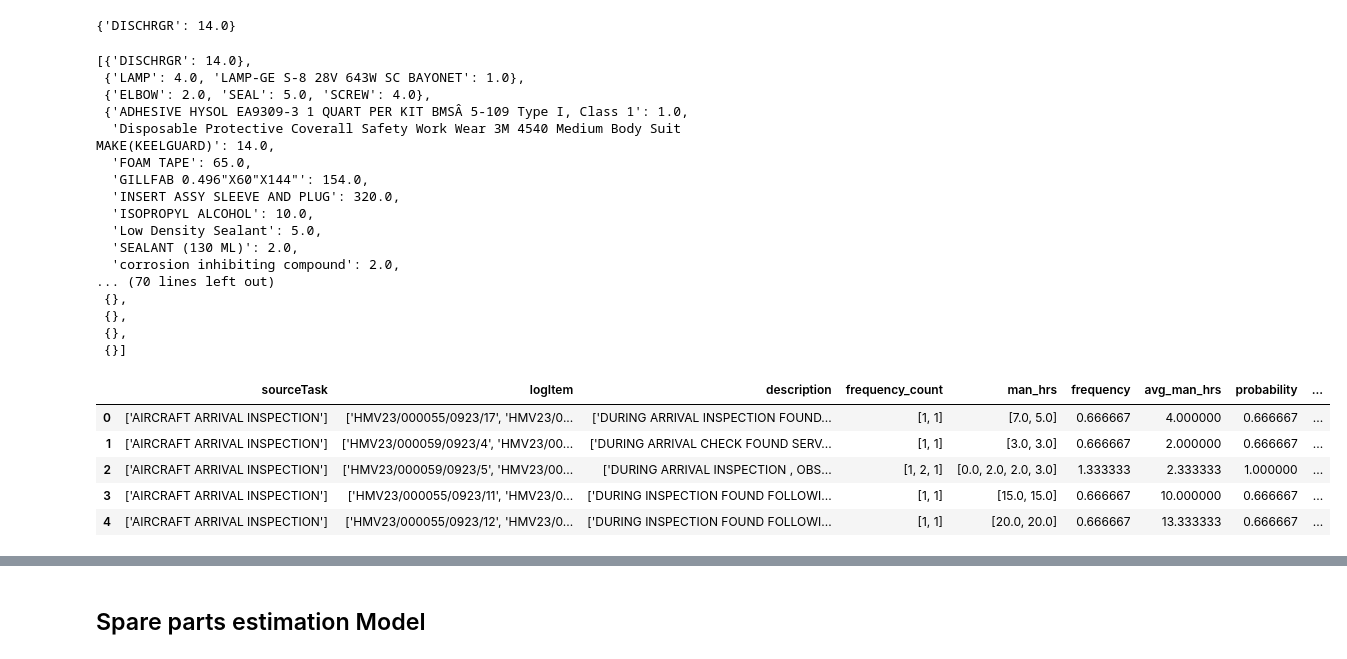
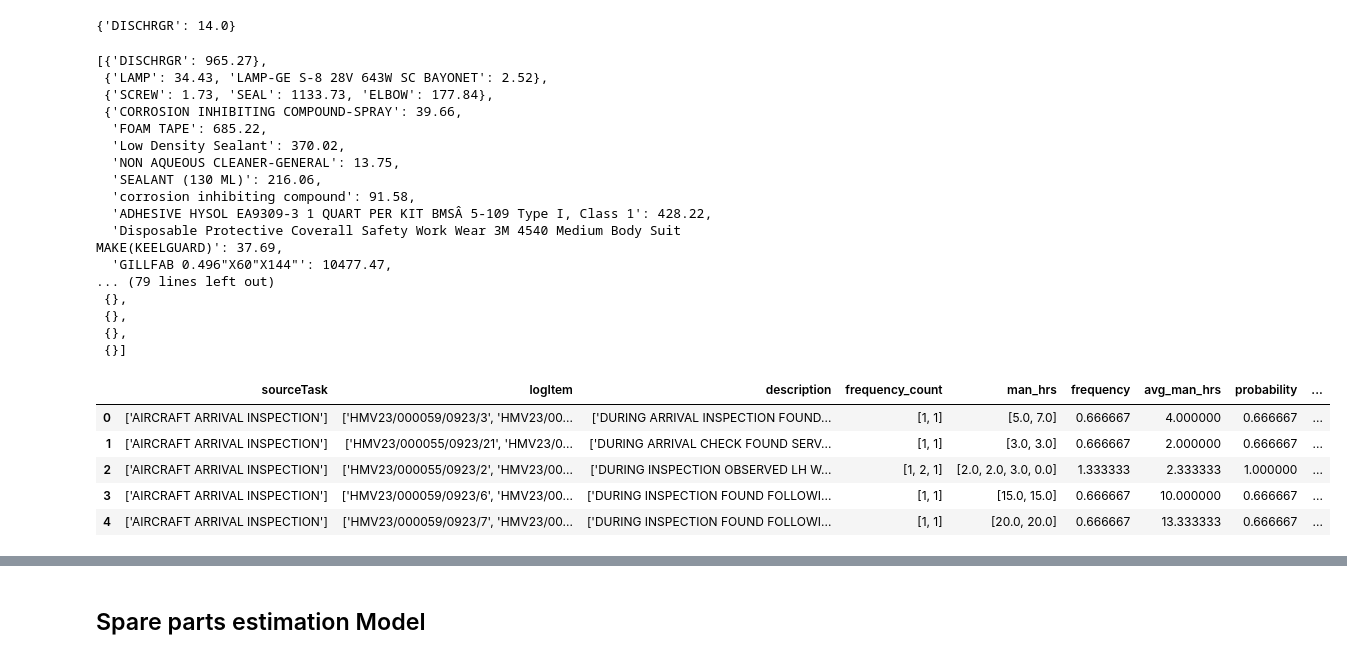
Before and after one commit to ranjithnrjk/gmr, a Jupyter notebook: man_hour_spare_analysis.ipynb, the cells around one changed output, grey strips where cells are left out. Cells and saved outputs as stored; diff of their text form; code cells hidden in the pictures.

```diff
--- a/man_hour_spare_analysis.ipynb
+++ b/man_hour_spare_analysis.ipynb
@@ -97,26 +97,29 @@ df_isp_material.rename(columns={'Task #':'Log Item #'}, inplace=True)
 df_isq_material.rename(columns={'Task #':'Log Item #'}, inplace=True)
 df_iux_material.rename(columns={'Task #':'Log Item #'}, inplace=True)
 # %%
-df_material = pd.concat([df_isp_material[['Log Item #', 'Part Description', 'Used Qty']],
-                        df_isq_material[['Log Item #', 'Part Description', 'Used Qty']],
-                        df_iux_material[['Log Item #', 'Part Description', 'Used Qty']]],
+df_material = pd.concat([df_isp_material[['Log Item #', 'Part Description', 'Used Qty', 'Billable Value (USD)']],
+                        df_isq_material[['Log Item #', 'Part Description', 'Used Qty', 'Billable Value (USD)']],
+                        df_iux_material[['Log Item #', 'Part Description', 'Used Qty', 'Billable Value (USD)']]],
                         ignore_index=True, axis=0)
 # %%
-df_spare_parts = pd.DataFrame(columns=['logItem', 'spareParts', 'usedQty'])
+df_spare_parts = pd.DataFrame(columns=['logItem', 'spareParts', 'usedQty', 'spareCosts'])
 for i in task['Log Item #']:
     temp = df_material[df_material['Log Item #'] == i]
     if temp.shape[0] > 0:
         # spare_counts = np.unique(temp['Part Description'].values, return_counts=True)
         # spare_counts = dict(zip(spare_counts[0].tolist(), spare_counts[1].tolist()))
         spare_counts = list(df_material[df_material['Log Item #'] == i][['Part Description', 'Used Qty']].groupby('Part Description').sum().to_dict().values())[0]
+        spare_costs = list(df_material[df_material['Log Item #'] == i][['Part Description', 'Billable Value (USD)']].groupby('Part Description').sum().to_dict().values())[0]
         new_row = {'logItem':i,
                    'spareParts': spare_counts,
-                   'usedQty':temp['Used Qty'].sum()}
+                   'usedQty':temp['Used Qty'].sum(),
+                   'spareCosts': spare_costs}
         df_spare_parts = pd.concat([df_spare_parts, pd.DataFrame([new_row])], ignore_index=True)
     else:
         new_row = {'logItem':i,
                    'spareParts':0,
-                   'usedQty':0}
+                   'usedQty':0,
+                   'spareCosts':0}
         df_spare_parts = pd.concat([df_spare_parts, pd.DataFrame([new_row])], ignore_index=True)
 df_spare_parts
 # %% [output]
@@ -231,14 +240,19 @@ Name: logItem, dtype: object
 # %%
 group_spare = []
+group_spare_cost = []
 for i in df['logItem']:
     groups = []
+    costs = []
     if len(i)>20:
         i = ast.literal_eval(i)
         print(i)
         for j in i:
             groups.append(df_spare_parts[df_spare_parts['logItem'] == j]['spareParts'].values.tolist()[0])
+            costs.append(df_spare_parts[df_spare_parts['logItem'] == j]['spareCosts'].values.tolist()[0])
     else:
         groups.append(df_spare_parts[df_spare_parts['logItem'] == i]['spareParts'].values.tolist()[0])
+        costs.append(df_spare_parts[df_spare_parts['logItem'] == i]['spareCosts'].values.tolist()[0])
     group_spare.append(groups)
+    group_spare_cost.append(costs)
 # print(group_spare)
 # %% [output]
@@ -325,21 +359,23 @@ merge_list_of_dicts([{'DISCHRGR': 9.0}, {'DISCHRGR': 5.0}])
 # %%
 group_spare_agg = list(map(merge_list_of_dicts, group_spare))
 group_spare_append = list(map(append_list_of_dicts, group_spare))
-group_spare_agg
+group_spare_cost_agg = list(map(merge_list_of_dicts, group_spare_cost))
+group_spare_cost_append = list(map(append_list_of_dicts, group_spare_cost))
+group_spare_cost_agg
 # %% [output]
-[{'DISCHRGR': 14.0},
- {'LAMP': 4.0, 'LAMP-GE S-8 28V 643W SC BAYONET': 1.0},
- {'ELBOW': 2.0, 'SEAL': 5.0, 'SCREW': 4.0},
- {'ADHESIVE HYSOL EA9309-3 1 QUART PER KIT BMSÂ 5-109 Type I, Class 1': 1.0,
-  'Disposable Protective Coverall Safety Work Wear 3M 4540 Medium Body Suit MAKE(KEELGUARD)': 14.0,
-  'FOAM TAPE': 65.0,
-  'GILLFAB 0.496"X60"X144"': 154.0,
-  'INSERT ASSY SLEEVE AND PLUG': 320.0,
-  'ISOPROPYL ALCOHOL': 10.0,
-  'Low Density Sealant': 5.0,
-  'SEALANT (130 ML)': 2.0,
-  'corrosion inhibiting compound': 2.0,
-... (70 lines left out)
+[{'DISCHRGR': 965.27},
+ {'LAMP': 34.43, 'LAMP-GE S-8 28V 643W SC BAYONET': 2.52},
+ {'SCREW': 1.73, 'SEAL': 1133.73, 'ELBOW': 177.84},
+ {'CORROSION INHIBITING COMPOUND-SPRAY': 39.66,
+  'FOAM TAPE': 685.22,
+  'Low Density Sealant': 370.02,
+  'NON AQUEOUS CLEANER-GENERAL': 13.75,
+  'SEALANT (130 ML)': 216.06,
+  'corrosion inhibiting compound': 91.58,
+  'ADHESIVE HYSOL EA9309-3 1 QUART PER KIT BMSÂ 5-109 Type I, Class 1': 428.22,
+  'Disposable Protective Coverall Safety Work Wear 3M 4540 Medium Body Suit MAKE(KEELGUARD)': 37.69,
+  'GILLFAB 0.496"X60"X144"': 10477.47,
+... (79 lines left out)
  {},
  {},
  {},
@@ -347,14 +383,16 @@ group_spare_agg
 # %%
 df['spareParts_agg'] = group_spare_agg
 df['spareParts_append'] = group_spare_append
+df['spareParts_cost_agg'] = group_spare_cost_agg
+df['spareParts_cost_append'] = group_spare_cost_append
 df.head()
 # %% [output]
 |  | sourceTask | logItem | description | frequency_count | man_hrs | frequency | avg_man_hrs | probability | ... |
-| 0 | ['AIRCRAFT ARRIVAL INSPECTION'] | ['HMV23/000055/0923/17', 'HMV23/0... | ['DURING ARRIVAL INSPECTION FOUND... | [1, 1] | [7.0, 5.0] | 0.666667 | 4.000000 | 0.666667 | ... |
-| 1 | ['AIRCRAFT ARRIVAL INSPECTION'] | ['HMV23/000059/0923/4', 'HMV23/00... | ['DURING ARRIVAL CHECK FOUND SERV... | [1, 1] | [3.0, 3.0] | 0.666667 | 2.000000 | 0.666667 | ... |
-| 2 | ['AIRCRAFT ARRIVAL INSPECTION'] | ['HMV23/000059/0923/5', 'HMV23/00... | ['DURING ARRIVAL INSPECTION , OBS... | [1, 2, 1] | [0.0, 2.0, 2.0, 3.0] | 1.333333 | 2.333333 | 1.000000 | ... |
-| 3 | ['AIRCRAFT ARRIVAL INSPECTION'] | ['HMV23/000055/0923/11', 'HMV23/0... | ['DURING INSPECTION FOUND FOLLOWI... | [1, 1] | [15.0, 15.0] | 0.666667 | 10.000000 | 0.666667 | ... |
-| 4 | ['AIRCRAFT ARRIVAL INSPECTION'] | ['HMV23/000055/0923/12', 'HMV23/0... | ['DURING INSPECTION FOUND FOLLOWI... | [1, 1] | [20.0, 20.0] | 0.666667 | 13.333333 | 0.666667 | ... |
+| 0 | ['AIRCRAFT ARRIVAL INSPECTION'] | ['HMV23/000059/0923/3', 'HMV23/00... | ['DURING ARRIVAL INSPECTION FOUND... | [1, 1] | [5.0, 7.0] | 0.666667 | 4.000000 | 0.666667 | ... |
+| 1 | ['AIRCRAFT ARRIVAL INSPECTION'] | ['HMV23/000055/0923/21', 'HMV23/0... | ['DURING ARRIVAL CHECK FOUND SERV... | [1, 1] | [3.0, 3.0] | 0.666667 | 2.000000 | 0.666667 | ... |
+| 2 | ['AIRCRAFT ARRIVAL INSPECTION'] | ['HMV23/000055/0923/2', 'HMV23/00... | ['DURING INSPECTION OBSERVED LH W... | [1, 2, 1] | [2.0, 2.0, 3.0, 0.0] | 1.333333 | 2.333333 | 1.000000 | ... |
+| 3 | ['AIRCRAFT ARRIVAL INSPECTION'] | ['HMV23/000059/0923/6', 'HMV23/00... | ['DURING INSPECTION FOUND FOLLOWI... | [1, 1] | [15.0, 15.0] | 0.666667 | 10.000000 | 0.666667 | ... |
+| 4 | ['AIRCRAFT ARRIVAL INSPECTION'] | ['HMV23/000059/0923/7', 'HMV23/00... | ['DURING INSPECTION FOUND FOLLOWI... | [1, 1] | [20.0, 20.0] | 0.666667 | 13.333333 | 0.666667 | ... |
 # %%
 df
 # %% [output]
```
Also changed, not shown: parts of 20 cells of this notebook, 3 other files.
